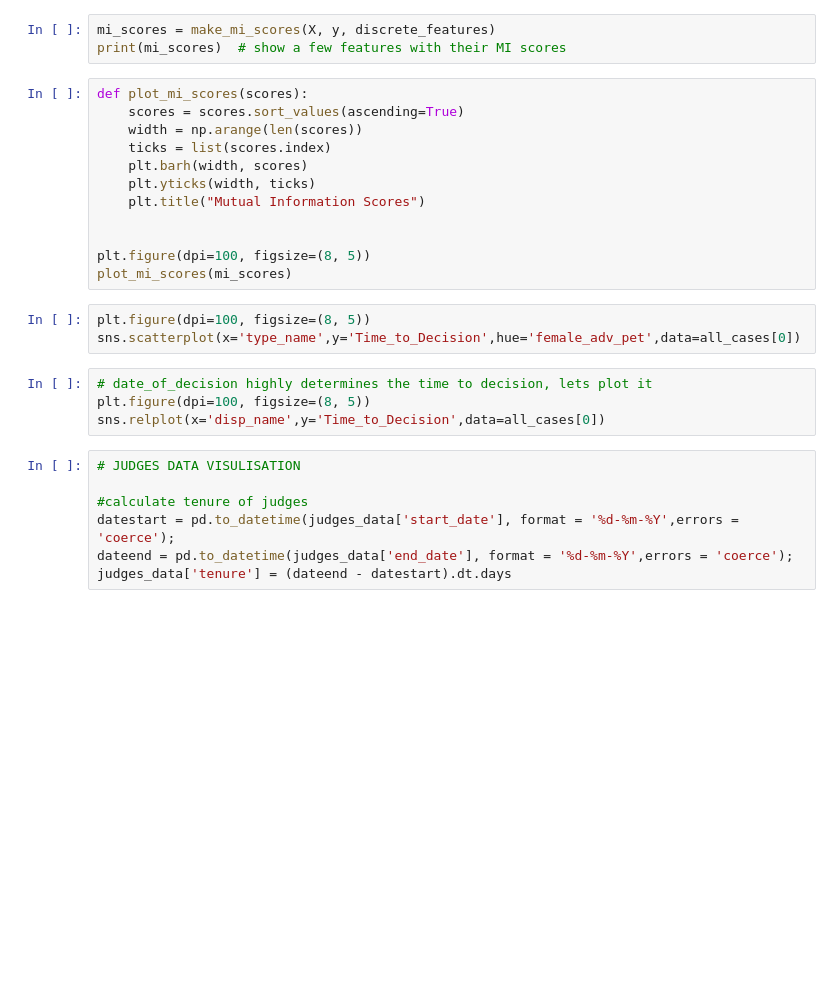
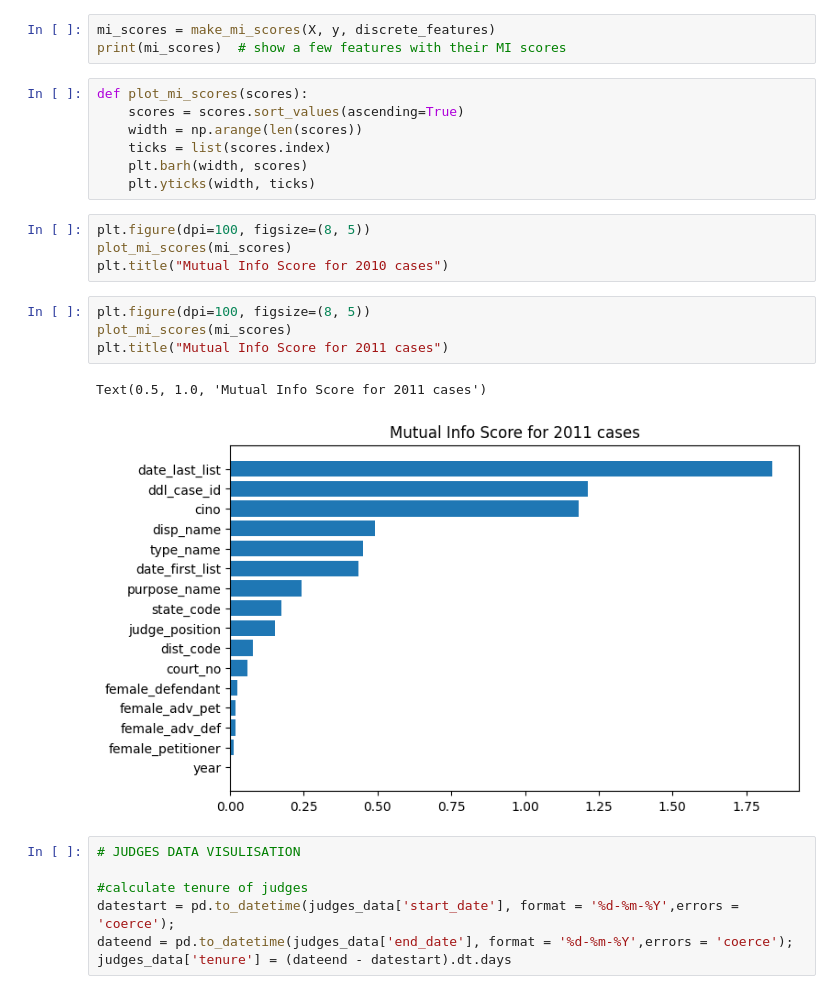
Before and after one commit to sarthak395/Data-Analysis-Project, a Jupyter notebook: precog-project.ipynb, the cells around one changed output. Saved outputs shown, nothing was run; the diff lists cells and outputs as text; blank space fills up the shorter version.

```diff
--- a/precog-project.ipynb
+++ b/precog-project.ipynb
@@ -144,18 +160,17 @@ def plot_mi_scores(scores):
     ticks = list(scores.index)
     plt.barh(width, scores)
     plt.yticks(width, ticks)
-    plt.title("Mutual Information Scores")
-
-
-plt.figure(dpi=100, figsize=(8, 5))
-plot_mi_scores(mi_scores)
-# %%
-plt.figure(dpi=100, figsize=(8, 5))
-sns.scatterplot(x='type_name',y='Time_to_Decision',hue='female_adv_pet',data=all_cases[0])
-# %%
-# date_of_decision highly determines the time to decision, lets plot it
-plt.figure(dpi=100, figsize=(8, 5))
-sns.relplot(x='disp_name',y='Time_to_Decision',data=all_cases[0])
+# %%
+plt.figure(dpi=100, figsize=(8, 5))
+plot_mi_scores(mi_scores)
+plt.title("Mutual Info Score for 2010 cases")
+# %%
+plt.figure(dpi=100, figsize=(8, 5))
+plot_mi_scores(mi_scores)
+plt.title("Mutual Info Score for 2011 cases")
+# %% [output]
+Text(0.5, 1.0, 'Mutual Info Score for 2011 cases')
+[figure, added]
 # %%
 # JUDGES DATA VISULISATION
 
```
Also changed, not shown: parts of 4 cells of this notebook.
